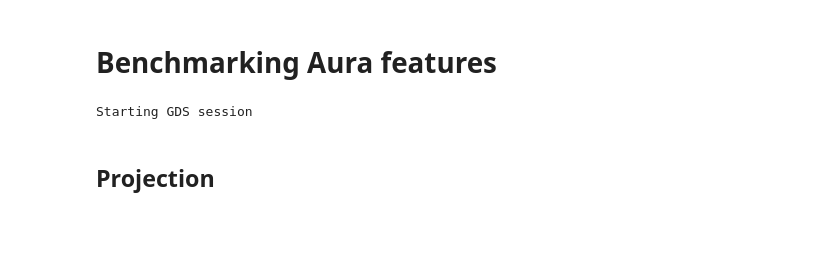
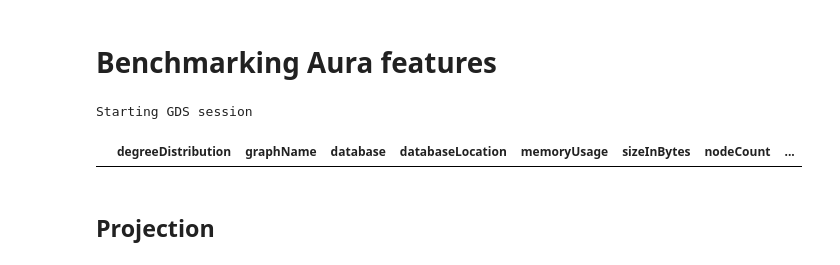
Before and after one commit to neo4j/graph-data-science-client, a Jupyter notebook: benchmarks/aura_benchmark.ipynb, the cells around one changed output. Cells and saved outputs as stored; diff of their text form; code cells hidden in the pictures; blank space fills up the shorter version.

```diff
--- a/benchmarks/aura_benchmark.ipynb
+++ b/benchmarks/aura_benchmark.ipynb
@@ -36,5 +33,9 @@ else:
 # %% [output]
 Starting GDS session
+# %%
+gds.graph.list()
+# %% [output]
+|  | degreeDistribution | graphName | database | databaseLocation | memoryUsage | sizeInBytes | nodeCount | ... |
 # %%
 def measure(func, setup, iterations, warmup_iterations):
     pbar = tqdm(total=iterations + warmup_iterations)
```
Also changed, not shown: parts of 23 cells of this notebook, 1 other file.
